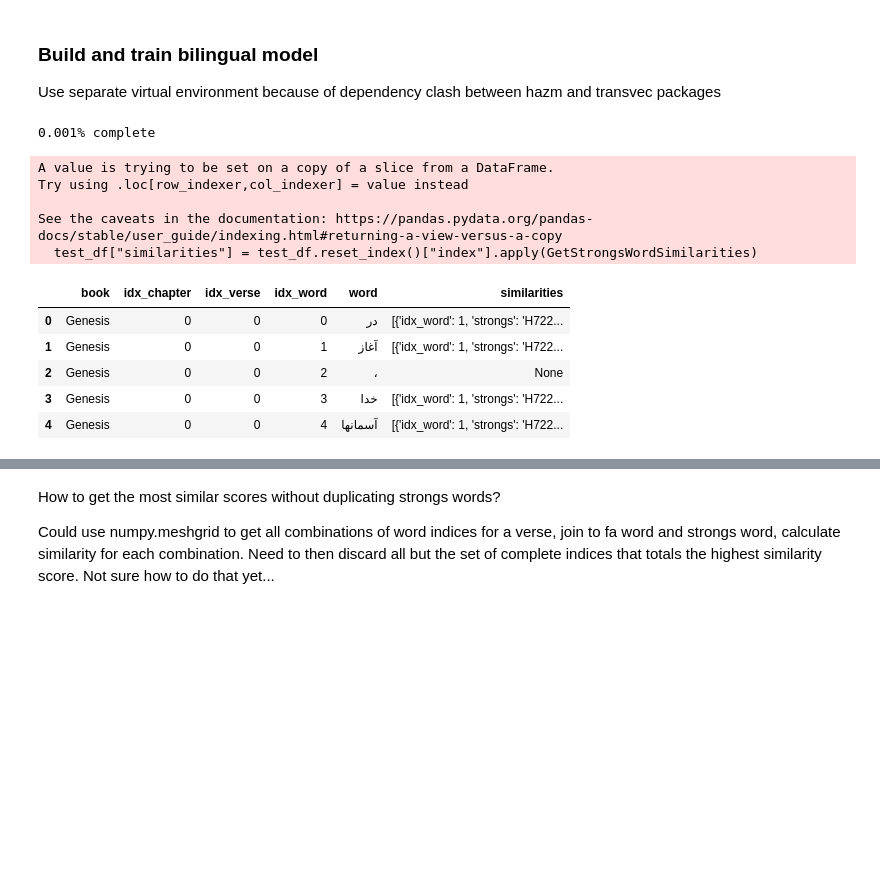
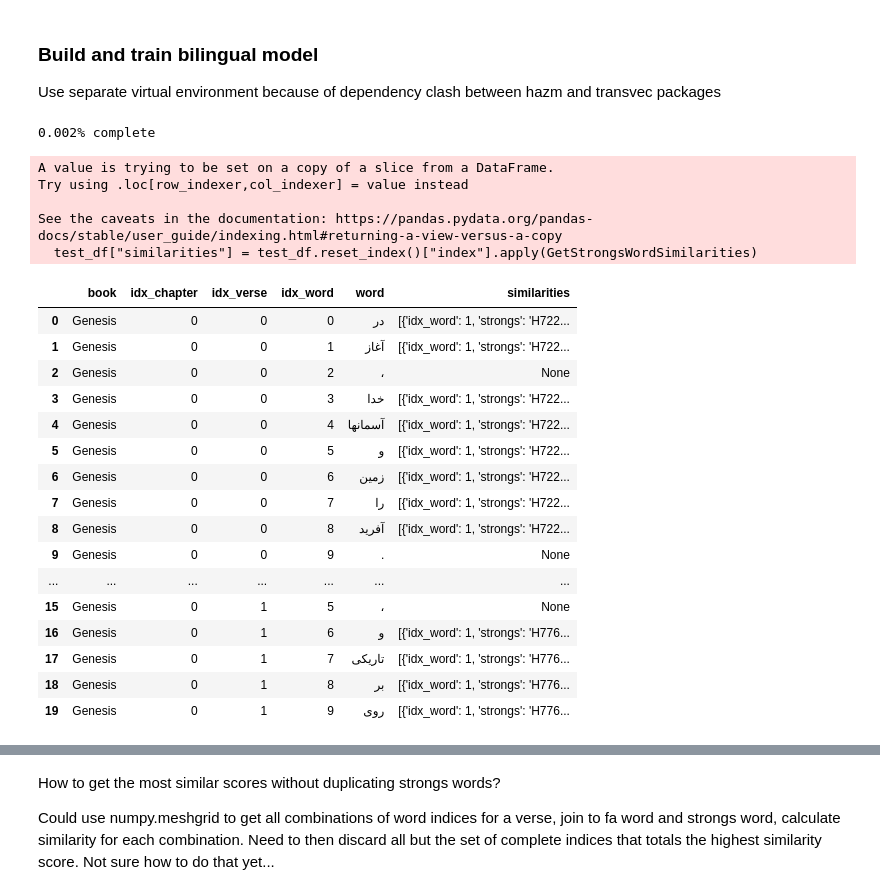
Before and after one commit to scruffian/farsi-strongs, a Jupyter notebook: Translation_Notebook.ipynb, the cells around one changed output, grey strips where cells are left out. Saved outputs shown, nothing was run; the diff lists cells and outputs as text; code cells hidden in the pictures; blank space fills up the shorter version.

Commit message:
Test bilingual model for Gen 1v1 using esv strongs

```diff
--- a/Translation_Notebook.ipynb
+++ b/Translation_Notebook.ipynb
@@ -312,32 +312,43 @@ def GetStrongsWordSimilarities(row):
         return None
 
 with open("transformations/training_pairs.json", encoding="utf8") as f:
     train = json.load(f)
 with open("transformations/NMV_sentences.json", encoding="utf8") as f:
     fa = json.load(f)
 fa_model = w2v(fa, window=10, min_count=1)
 with open("transformations/strongs_sentences.json", encoding="utf8") as f:
     strongs = json.load(f)
 strongs_model = w2v(strongs, window = 10, min_count=1)
 
 combined_model = TranslationWordVectorizer(strongs_model, fa_model).fit(train)
 
 esv_df = pd.read_parquet("transformations/ESV.parquet").reset_index(drop=True)
 nmv_df = pd.read_parquet("transformations/NMV_hazm.parquet").reset_index(drop=True)
 
-test_df = nmv_df.head()
+test_df = nmv_df.head(n=20)
 test_df["similarities"] = test_df.reset_index()["index"].apply(GetStrongsWordSimilarities)
 test_df
 # %% [output]
-0.001% complete
+0.002% complete
 A value is trying to be set on a copy of a slice from a DataFrame.
 Try using .loc[row_indexer,col_indexer] = value instead
 
 See the caveats in the documentation: https://pandas.pydata.org/pandas-docs/stable/user_guide/indexing.html#returning-a-view-versus-a-copy
   test_df["similarities"] = test_df.reset_index()["index"].apply(GetStrongsWordSimilarities)
 |  | book | idx_chapter | idx_verse | idx_word | word | similarities |
 | 0 | Genesis | 0 | 0 | 0 | در | [{'idx_word': 1, 'strongs': 'H722... |
 | 1 | Genesis | 0 | 0 | 1 | آغاز | [{'idx_word': 1, 'strongs': 'H722... |
 | 2 | Genesis | 0 | 0 | 2 | ، | None |
 | 3 | Genesis | 0 | 0 | 3 | خدا | [{'idx_word': 1, 'strongs': 'H722... |
 | 4 | Genesis | 0 | 0 | 4 | آسمانها | [{'idx_word': 1, 'strongs': 'H722... |
+| 5 | Genesis | 0 | 0 | 5 | و | [{'idx_word': 1, 'strongs': 'H722... |
+| 6 | Genesis | 0 | 0 | 6 | زمین | [{'idx_word': 1, 'strongs': 'H722... |
+| 7 | Genesis | 0 | 0 | 7 | را | [{'idx_word': 1, 'strongs': 'H722... |
+| 8 | Genesis | 0 | 0 | 8 | آفرید | [{'idx_word': 1, 'strongs': 'H722... |
+| 9 | Genesis | 0 | 0 | 9 | . | None |
+| ... | ... | ... | ... | ... | ... | ... |
+| 15 | Genesis | 0 | 1 | 5 | ، | None |
+| 16 | Genesis | 0 | 1 | 6 | و | [{'idx_word': 1, 'strongs': 'H776... |
+| 17 | Genesis | 0 | 1 | 7 | تاریکی | [{'idx_word': 1, 'strongs': 'H776... |
+| 18 | Genesis | 0 | 1 | 8 | بر | [{'idx_word': 1, 'strongs': 'H776... |
+| 19 | Genesis | 0 | 1 | 9 | روی | [{'idx_word': 1, 'strongs': 'H776... |
```
Also changed, not shown: parts of 2 cells of this notebook.
